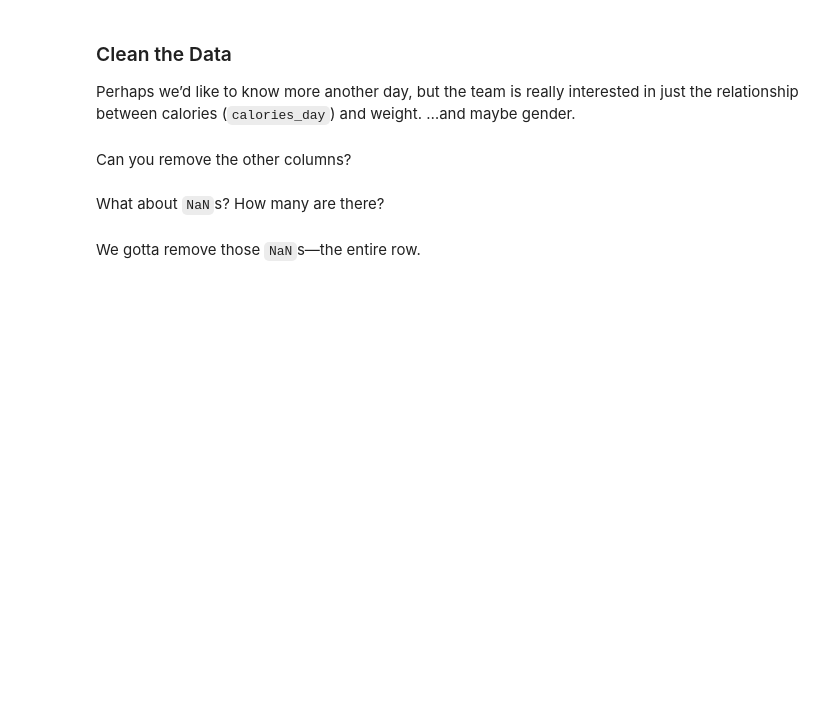
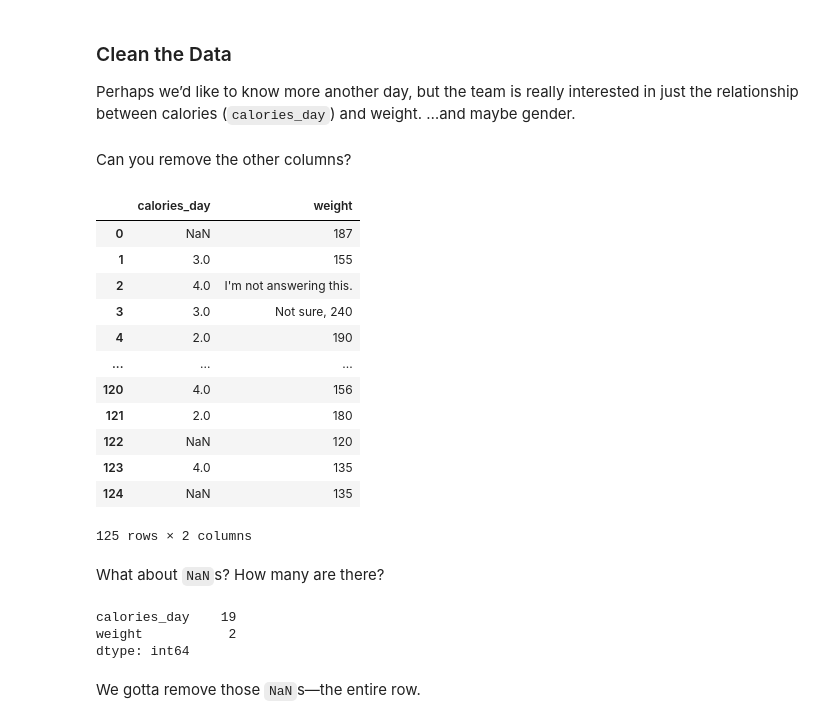
Before and after one commit to notreyreyes/my-fork-2024-fall-data-science, a Jupyter notebook: Week-02-DS-Overview-and-Data/Exercise-RR.ipynb, the cells around one changed output. Cells and saved outputs as stored; diff of their text form; code cells hidden in the pictures; blank space fills up the shorter version.

```diff
--- a/Week-02-DS-Overview-and-Data/Exercise-RR.ipynb
+++ b/Week-02-DS-Overview-and-Data/Exercise-RR.ipynb
@@ -50,2 +74,25 @@ Can you remove the other columns?
+# %%
+# Remove ‘em.
+columns_to_keep = ['Gender', 'calories_day', 'weight']
+
+#Here i take the inverse instead of naming every column i wanted to drop however gender is not showing
+df_food = df_food.drop(df_food.columns.difference(columns_to_keep), axis=1)
+
+
+df_food
+# %% [output]
+|  | calories_day | weight |
+| 0 | NaN | 187 |
+| 1 | 3.0 | 155 |
+| 2 | 4.0 | I'm not answering this. |
+| 3 | 3.0 | Not sure, 240 |
+| 4 | 2.0 | 190 |
+| ... | ... | ... |
+| 120 | 4.0 | 156 |
+| 121 | 2.0 | 180 |
+| 122 | NaN | 120 |
+| 123 | 4.0 | 135 |
+| 124 | NaN | 135 |
+125 rows × 2 columns
 # %% [markdown]
 What about `NaN`s? How many are there?
@@ -54,2 +99,13 @@ What about `NaN`s? How many are there?
+# %%
+# Count ‘em.
+
+nan_counts = df_food.isna().sum()
+
+# Display the result
+print(nan_counts)
+# %% [output]
+calories_day    19
+weight           2
+dtype: int64
 # %% [markdown]
 We gotta remove those `NaN`s―the entire row.
```
Also changed, not shown: parts of 16 cells of this notebook, 1 other file.
